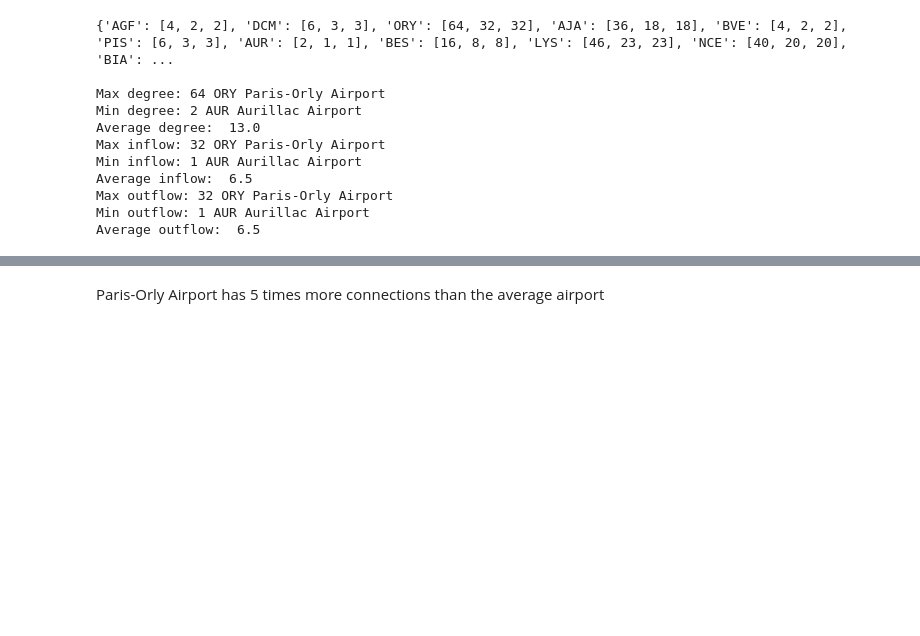
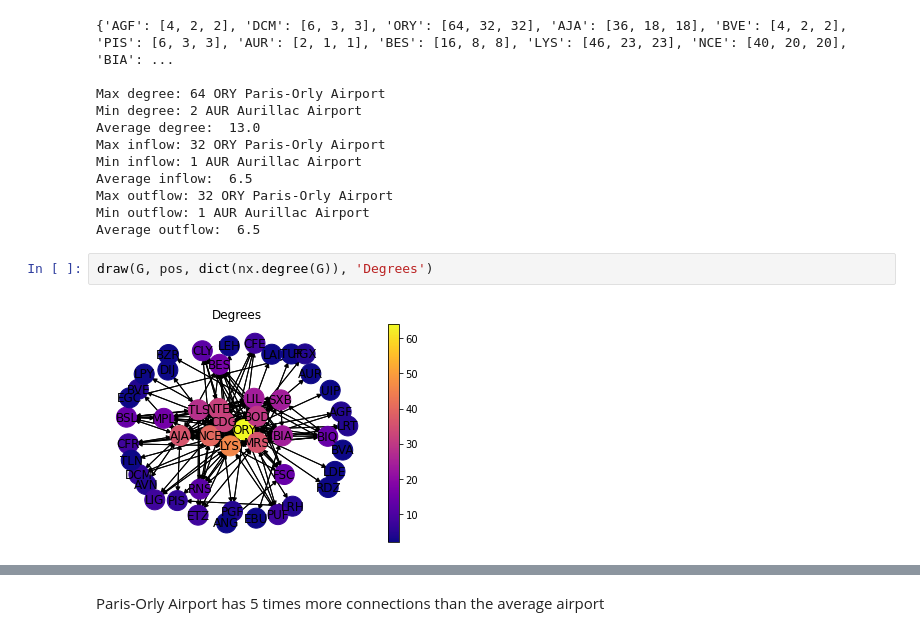
Before and after one commit to Asif-Mammadov/airports-network-analysis, a Jupyter notebook: report.ipynb, the cells around one changed output, grey strips where cells are left out. Cells and saved outputs as stored; diff of their text form; blank space fills up the shorter version.

```diff
--- a/report.ipynb
+++ b/report.ipynb
@@ -234,3 +254,7 @@ Average inflow:  6.5
 Max outflow: 32 ORY Paris-Orly Airport
 Min outflow: 1 AUR Aurillac Airport
 Average outflow:  6.5
+# %%
+draw(G, pos, dict(nx.degree(G)), 'Degrees')
+# %% [output]
+[figure, added]
```
Also changed, not shown: parts of 10 cells of this notebook, 1 other file.
